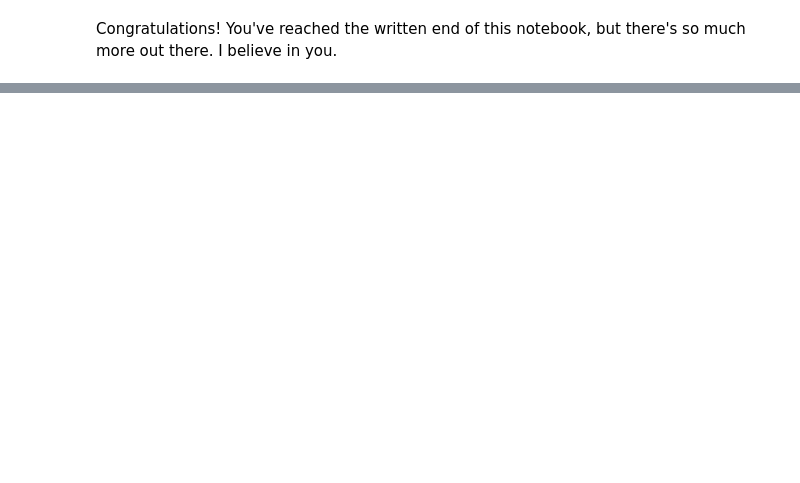
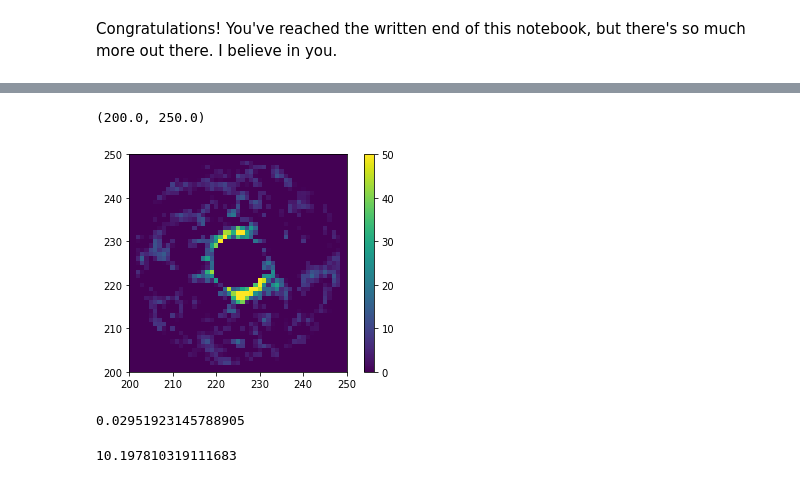
Before and after one commit to wbalmer/diskShapers, a Jupyter notebook: forwardModel/AAS237_reduction&FM.ipynb, the cells around one changed output, grey strips where cells are left out. Drawn from its saved outputs; the diff is of its cells as text; code cells hidden in the pictures; blank space fills up the shorter version.

```diff
--- a/forwardModel/AAS237_reduction&FM.ipynb
+++ b/forwardModel/AAS237_reduction&FM.ipynb
@@ -314,6 +375,17 @@ plt.savefig(outputdir+'\\SDI-hp1.png', transparent=True, dpi=300)
 # %%
-plt.imshow(residual_map/np.std(residual_map), vmin=0, vmax=50)
+plt.imshow(domask(residual_map/np.std(residual_map), inn=3), vmin=0, vmax=50)
 plt.colorbar()
 plt.xlim(200,250)
 plt.ylim(200,250)
 #plt.savefig('2018_snrmap.png')
+# %% [output]
+(200.0, 250.0)
+[figure, added]
+# %%
+fma.raw_flux.bestfit*np.sum(fm.psf2.flatten())/969733
+# %% [output]
+0.02951923145788905
+# %%
+np.sum(fm.psf2.flatten())
+# %% [output]
+10.197810319111683
```
Also changed, not shown: parts of 15 cells of this notebook, 6 other files.
